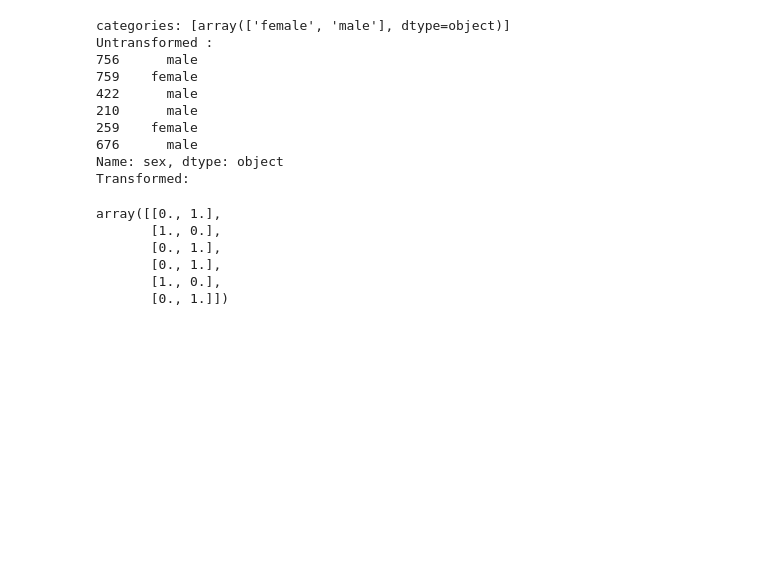
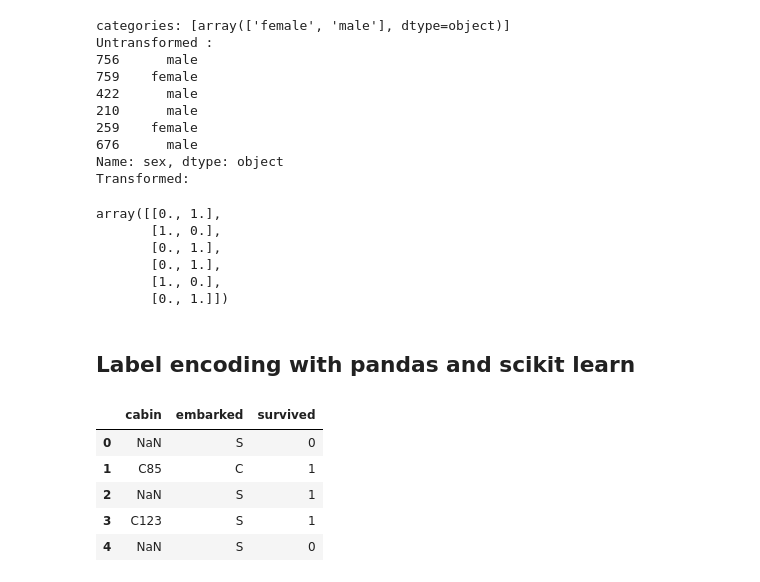
Before and after one commit to kar137/Machine-Learning-Portfolio, a Jupyter notebook: notebooks/Feature-Engineering/encoding.ipynb, the cells around one changed output. Cells and saved outputs as stored; diff of their text form; code cells hidden in the pictures; blank space fills up the shorter version.

Commit message:
Implement label encoding

```diff
--- a/notebooks/Feature-Engineering/encoding.ipynb
+++ b/notebooks/Feature-Engineering/encoding.ipynb
@@ -98,3 +98,17 @@ array([[0., 1.],
        [0., 1.],
        [1., 0.],
        [0., 1.]])
+# %% [markdown]
+## Label encoding with pandas and scikit learn
+# %%
+data = pd.read_csv("../../data/Titanic-Dataset.csv")
+data = data[['cabin', 'embarked', 'survived']]
+
+data.head()
+# %% [output]
+|  | cabin | embarked | survived |
+| 0 | NaN | S | 0 |
+| 1 | C85 | C | 1 |
+| 2 | NaN | S | 1 |
+| 3 | C123 | S | 1 |
+| 4 | NaN | S | 0 |
```
Also changed, not shown: parts of 13 cells of this notebook, 1 other file.
